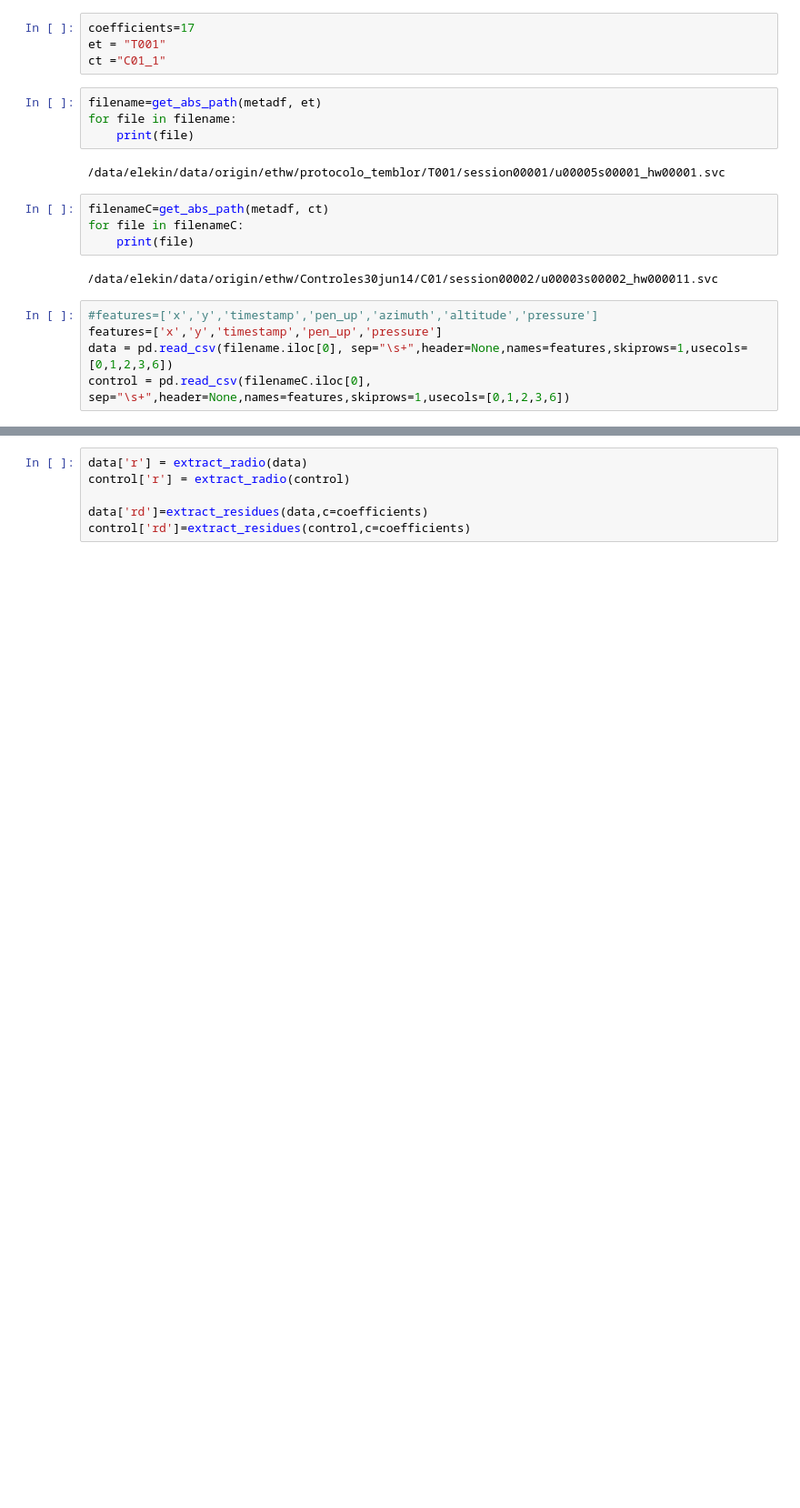
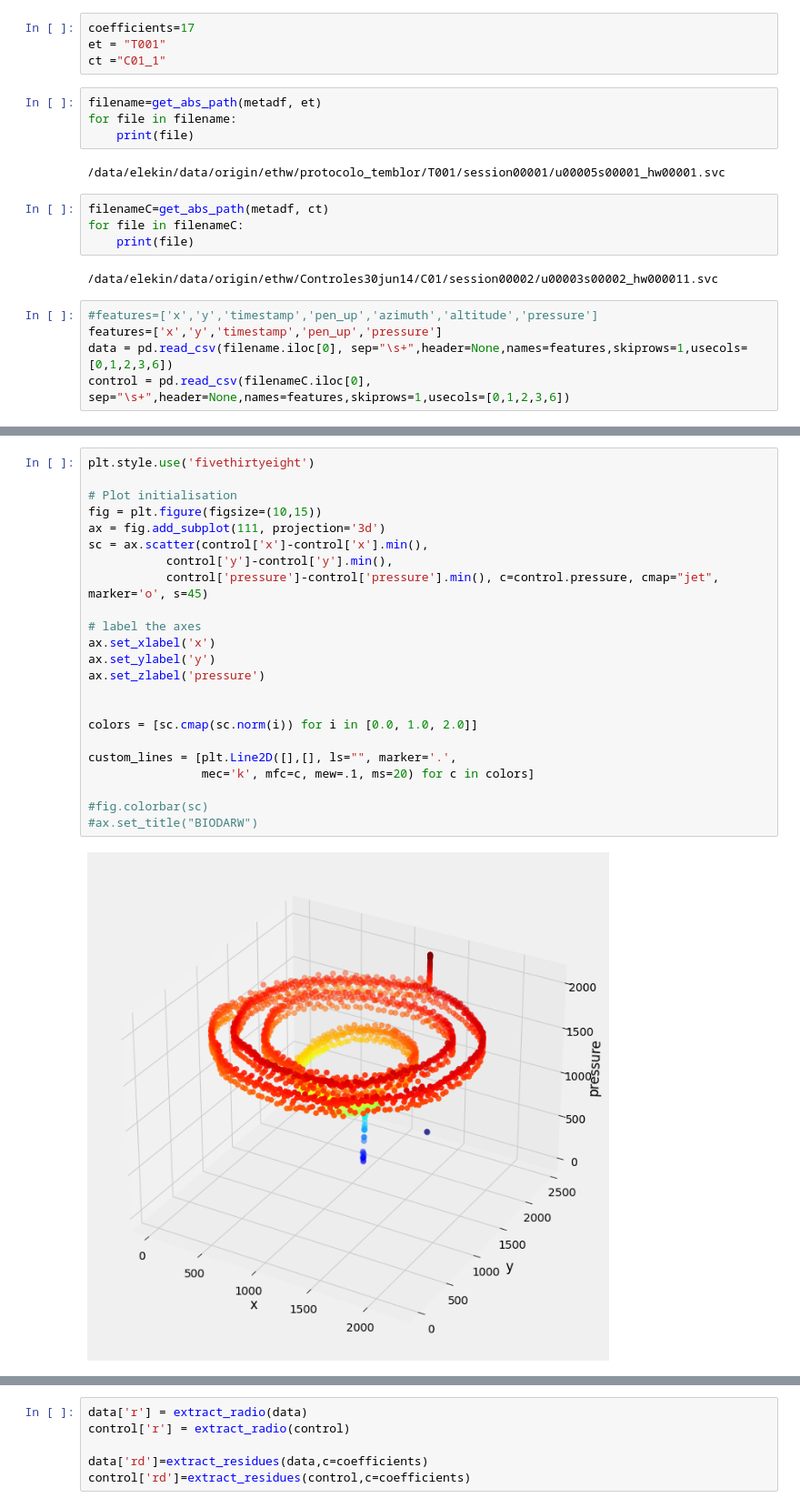
Before and after one commit to spolex/spiral, a Jupyter notebook: notebooks/202208_spiral_raw_data_exploration_figures.ipynb, the cells around one changed output, grey strips where cells are left out. Shown at 91% size. Drawn from its saved outputs; the diff is of its cells as text; blank space fills up the shorter version.

```diff
--- a/notebooks/202208_spiral_raw_data_exploration_figures.ipynb
+++ b/notebooks/202208_spiral_raw_data_exploration_figures.ipynb
@@ -109,0 +126,25 @@ data.head(10)
+# %%
+plt.style.use('fivethirtyeight')
+
+# Plot initialisation
+fig = plt.figure(figsize=(10,15))
+ax = fig.add_subplot(111, projection='3d')
+sc = ax.scatter(control['x']-control['x'].min(),
+           control['y']-control['y'].min(),
+           control['pressure']-control['pressure'].min(), c=control.pressure, cmap="jet", marker='o', s=45)
+
+# label the axes
+ax.set_xlabel('x')
+ax.set_ylabel('y')
+ax.set_zlabel('pressure')
+
+
+colors = [sc.cmap(sc.norm(i)) for i in [0.0, 1.0, 2.0]]
+
+custom_lines = [plt.Line2D([],[], ls="", marker='.',
+                mec='k', mfc=c, mew=.1, ms=20) for c in colors]
+
+#fig.colorbar(sc)
+#ax.set_title("BIODARW")
+# %% [output]
+[figure, added]
```
Also changed, not shown: parts of 12 cells of this notebook, 15 other files.
